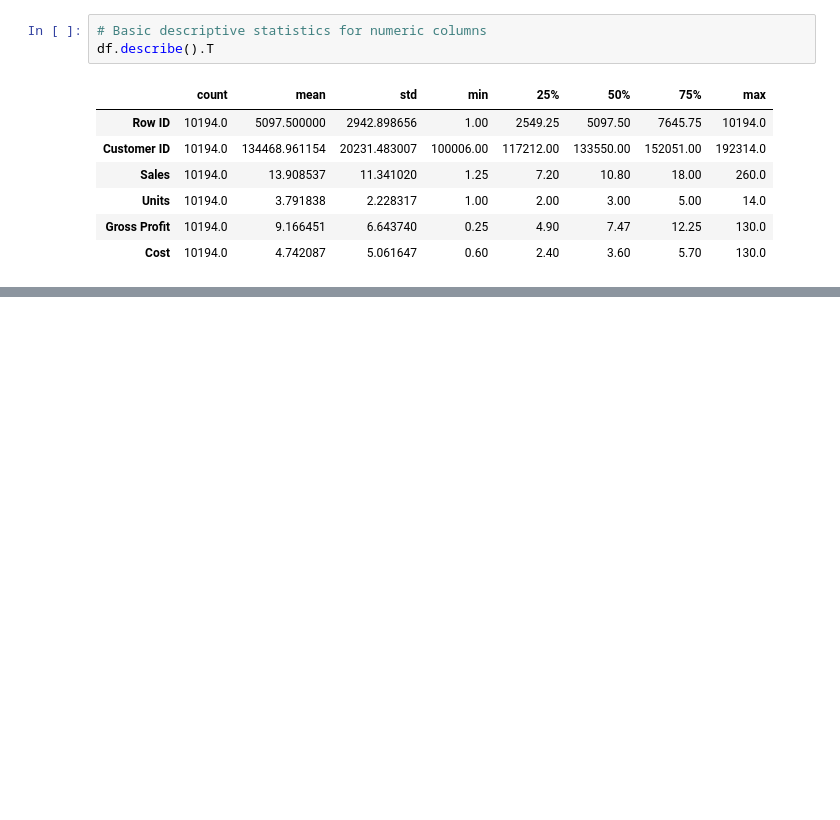
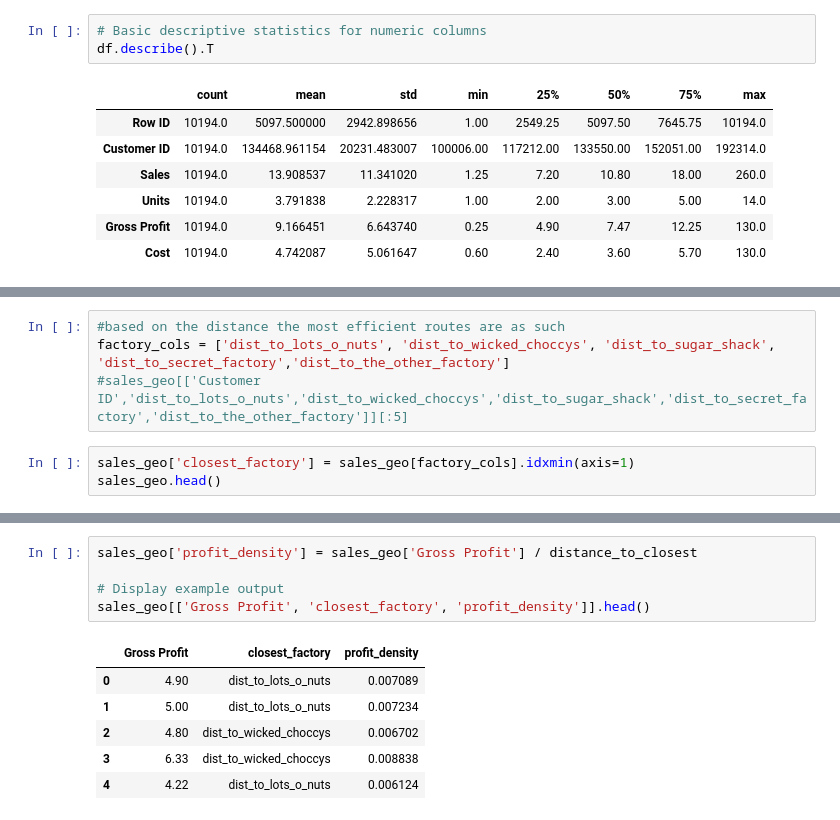
Before and after one commit to aya11337/Supply-Chain-Shipping-Analysis, a Jupyter notebook: candy_distributor_analysis.ipynb, the cells around one changed output, grey strips where cells are left out. Saved outputs shown, nothing was run; the diff lists cells and outputs as text; blank space fills up the shorter version.

```diff
--- a/candy_distributor_analysis.ipynb
+++ b/candy_distributor_analysis.ipynb
@@ -89,0 +221,7 @@ df.describe().T
+# %%
+#based on the distance the most efficient routes are as such
+factory_cols = ['dist_to_lots_o_nuts', 'dist_to_wicked_choccys', 'dist_to_sugar_shack', 'dist_to_secret_factory','dist_to_the_other_factory']
+#sales_geo[['Customer ID','dist_to_lots_o_nuts','dist_to_wicked_choccys','dist_to_sugar_shack','dist_to_secret_factory','dist_to_the_other_factory']][:5]
+# %%
+sales_geo['closest_factory'] = sales_geo[factory_cols].idxmin(axis=1)
+sales_geo.head()
@@ -89,0 +250,12 @@ df.describe().T
+# %%
+sales_geo['profit_density'] = sales_geo['Gross Profit'] / distance_to_closest
+
+# Display example output
+sales_geo[['Gross Profit', 'closest_factory', 'profit_density']].head()
+# %% [output]
+|  | Gross Profit | closest_factory | profit_density |
+| 0 | 4.90 | dist_to_lots_o_nuts | 0.007089 |
+| 1 | 5.00 | dist_to_lots_o_nuts | 0.007234 |
+| 2 | 4.80 | dist_to_wicked_choccys | 0.006702 |
+| 3 | 6.33 | dist_to_wicked_choccys | 0.008838 |
+| 4 | 4.22 | dist_to_lots_o_nuts | 0.006124 |
```
Also changed, not shown: parts of 19 cells of this notebook.
